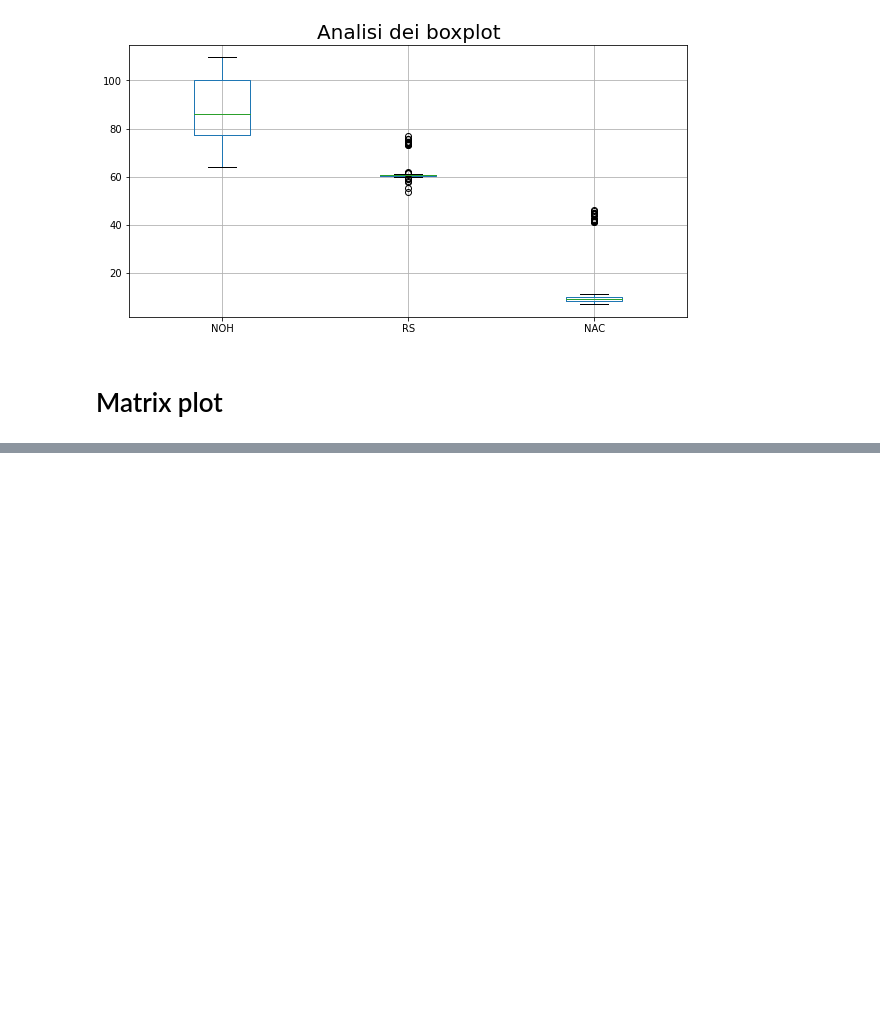
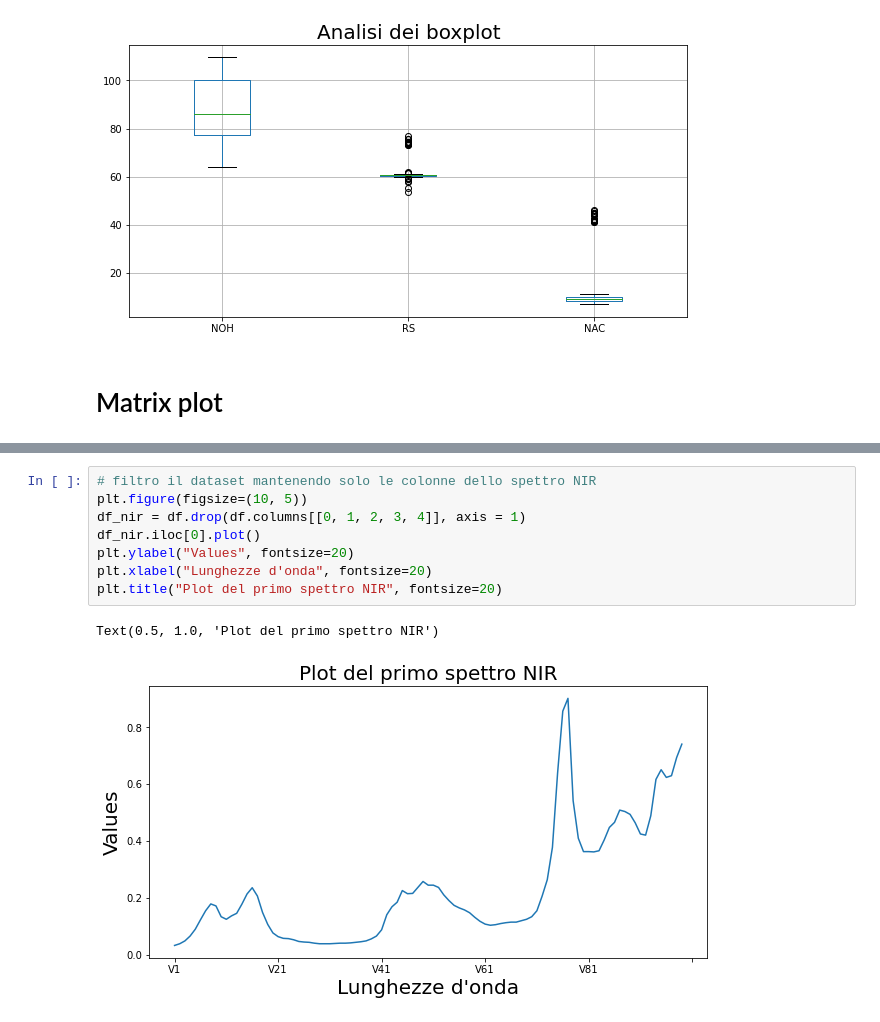
Before and after one commit to Rick8998/ProgettoEsamedataMining, a Jupyter notebook: analisiDS.ipynb, the cells around one changed output, grey strips where cells are left out. Saved outputs shown, nothing was run; the diff lists cells and outputs as text; blank space fills up the shorter version.

```diff
--- a/analisiDS.ipynb
+++ b/analisiDS.ipynb
@@ -52,0 +52,11 @@ iteritems is deprecated and will be removed in a future version. Use .items inst
+# %%
+# filtro il dataset mantenendo solo le colonne dello spettro NIR
+plt.figure(figsize=(10, 5))
+df_nir = df.drop(df.columns[[0, 1, 2, 3, 4]], axis = 1)
+df_nir.iloc[0].plot()
+plt.ylabel("Values", fontsize=20)
+plt.xlabel("Lunghezze d'onda", fontsize=20)
+plt.title("Plot del primo spettro NIR", fontsize=20)
+# %% [output]
+Text(0.5, 1.0, 'Plot del primo spettro NIR')
+[figure, added]
```
Also changed, not shown: parts of 7 cells of this notebook.
